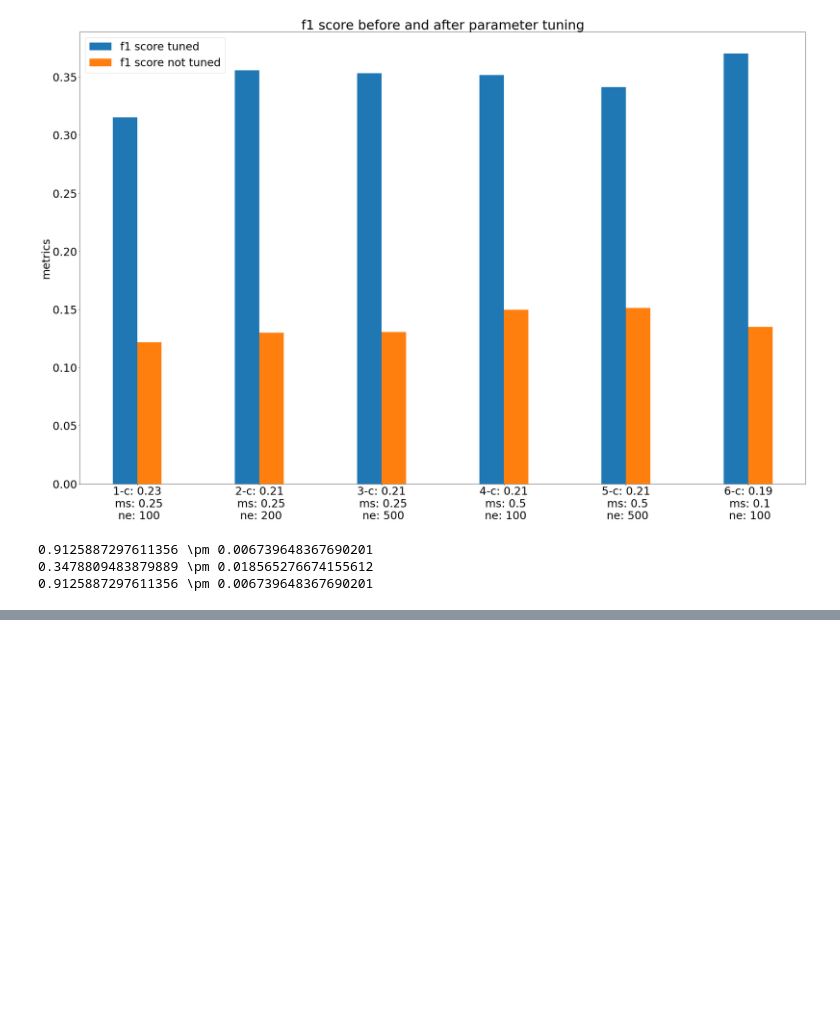
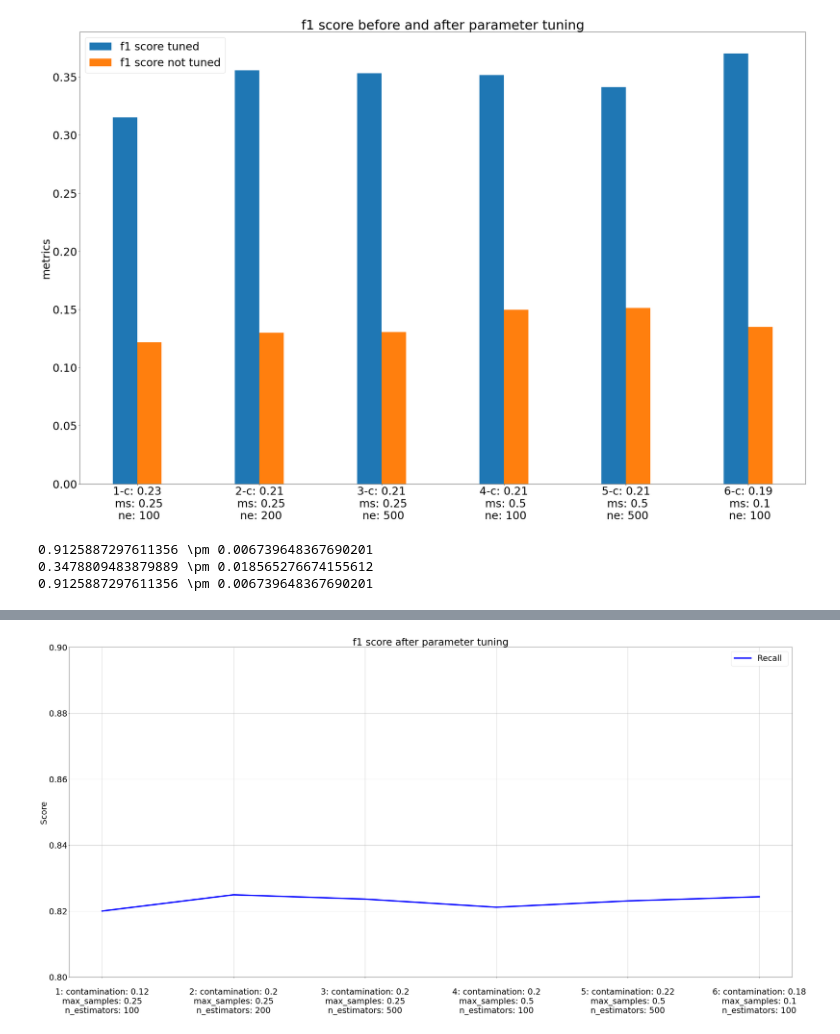
Before and after one commit to Thanhphan1147/kddcup_benchmark, a Jupyter notebook: notebook/Trainning configuration for Isolation Forest.ipynb, the cells around one changed output, grey strips where cells are left out. Cells and saved outputs as stored; diff of their text form; code cells hidden in the pictures; blank space fills up the shorter version.

```diff
--- a/notebook/Trainning configuration for Isolation Forest.ipynb
+++ b/notebook/Trainning configuration for Isolation Forest.ipynb
@@ -964,0 +1161,30 @@ print(f"{m} \pm {s}")
+# %%
+plt.figure(figsize=(40,20))
+plt.rc('font', size=30)
+
+plt.title('f1 score after parameter tuning')
+plt.ylabel("Score")
+ax = plt.axes()
+ax.set_ylim(0.8, 0.9)
+pad = 0.005
+
+labels = [f"\n{rs}: contamination: {cmax:.2}\nmax_samples: {max_samples}\nn_estimators: {n_estimators}" for rs, cmax, max_samples, n_estimators in best_param]
+colors = {'1': 'r', '2':'b', '3':'c', '4':'y'}
+scorer = 'F1'
+
+
+# Y_axis = np.array([best_score_1, best_score_2, best_score_3, best_score_4])
+#
+X_axis = np.array(labels)
+
+# ax.plot(X_axis, Y_axis_f1, '-', color=colors['1'],label="%s " % ("F1"), linewidth=5)
+ax.plot(X_axis, Y_axis_auc, '-', color=colors['2'],label="%s " % ("Recall"), linewidth=5)
+
+plt.legend(loc="best")
+plt.grid('off')
+plt.tight_layout()
+plt.savefig("IF_graph_v2_F1_sa.png", dpi=100)
+
+plt.show()
+# %% [output]
+[figure, added]
```
Also changed, not shown: parts of 28 cells of this notebook, 20 other files.
